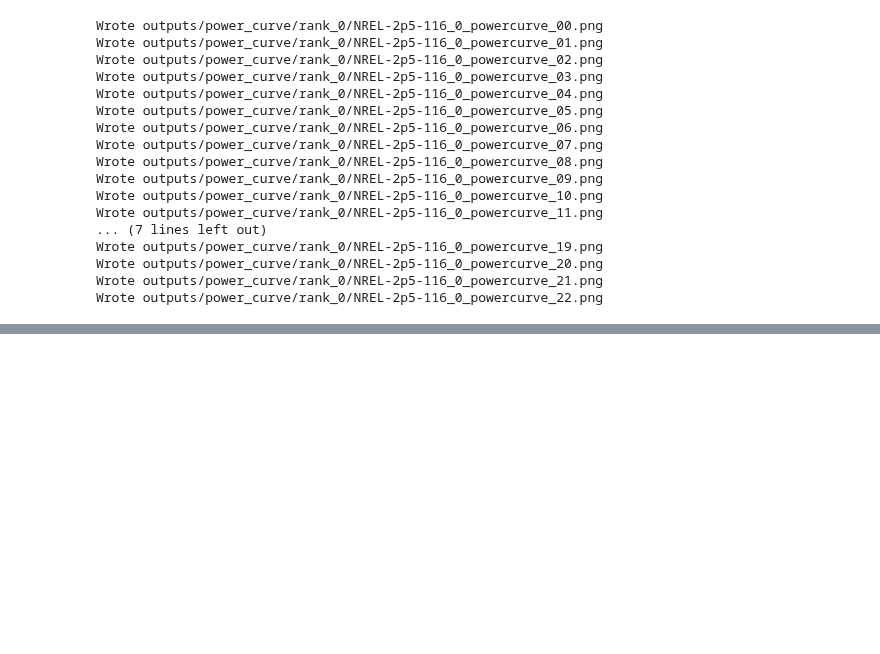
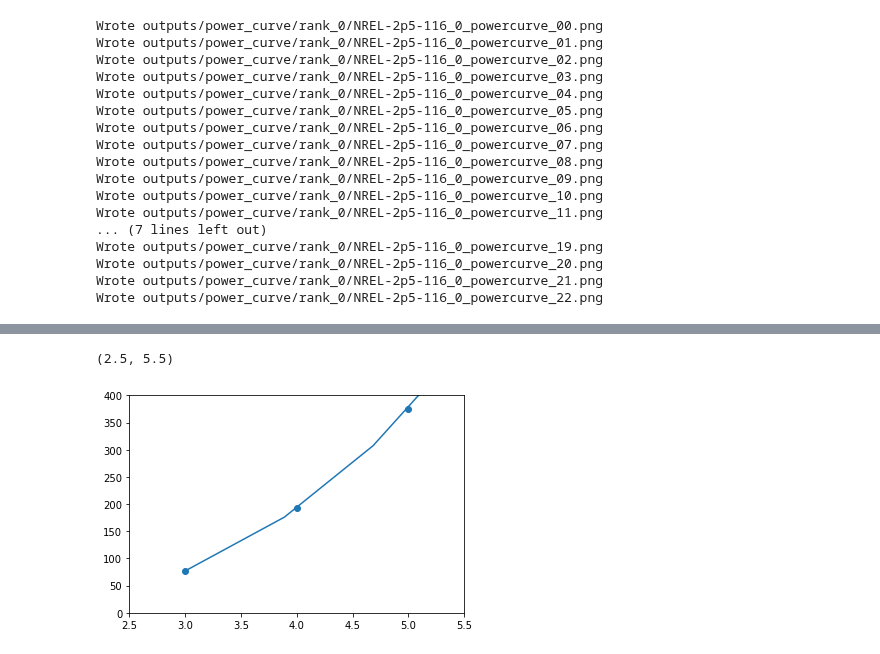
Before and after one commit to NREL/openfast-turbine-models, a Jupyter notebook: IEA-scaled/NREL-2.5-116/WEIS/check_NREL-2p5-116_openfast_powercurve.ipynb, the cells around one changed output, grey strips where cells are left out. Saved outputs shown, nothing was run; the diff lists cells and outputs as text; code cells hidden in the pictures; blank space fills up the shorter version.

```diff
--- a/IEA-scaled/NREL-2.5-116/WEIS/check_NREL-2p5-116_openfast_powercurve.ipynb
+++ b/IEA-scaled/NREL-2.5-116/WEIS/check_NREL-2p5-116_openfast_powercurve.ipynb
@@ -143,0 +144,10 @@ ax[1].plot(ps.index, ps, '--', color='tab:orange',
+# %%
+fig,ax = plt.subplots()
+for i, channel in enumerate(['aerodynamic power [kW]']):
+    ax.plot(design_pc.index, design_pc[channel], color=colors[i], label=channel)
+    ax.plot(pc.index, pc[channel], 'o', color=colors[i])
+ax.set_ylim((0,400))
+ax.set_xlim((2.5,5.5))
+# %% [output]
+(2.5, 5.5)
+[figure, added]
```
Also changed, not shown: parts of 1 cell of this notebook, 4 other files.
